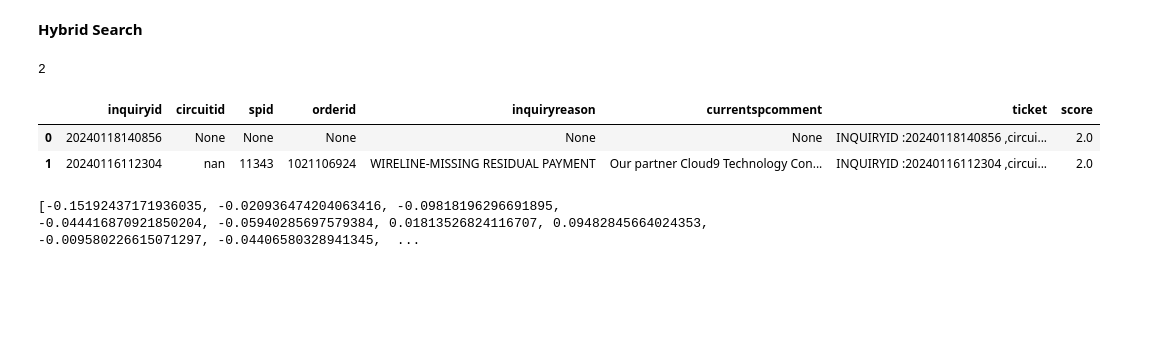
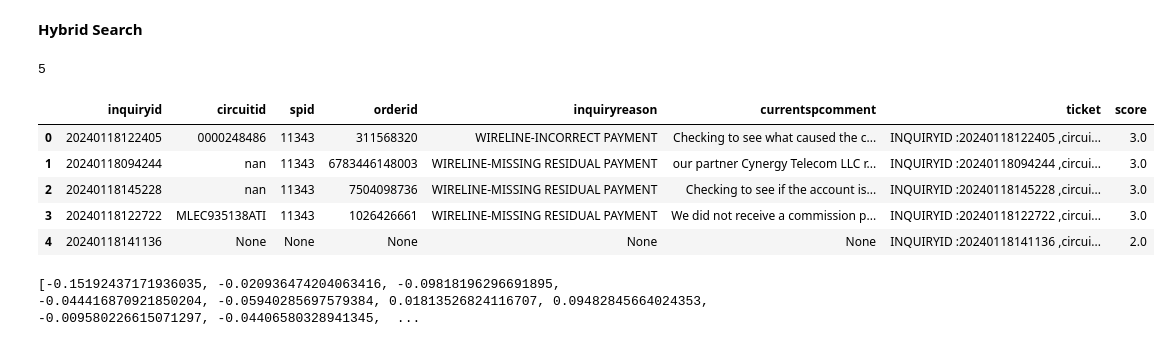
Before and after one commit to RajeshPeddireddy/VectorDB, a Jupyter notebook: Copy_of_PostgresSQLDemo.ipynb, the cells around one changed output. Saved outputs shown, nothing was run; the diff lists cells and outputs as text; code cells hidden in the pictures; blank space fills up the shorter version.

```diff
--- a/Copy_of_PostgresSQLDemo.ipynb
+++ b/Copy_of_PostgresSQLDemo.ipynb
@@ -789,7 +789,8 @@ NameError: name 'project_id' is not defined
 #question = "MOBILITY-MISSIN"
 #question = "Commission not paid"
 #question = "ORDERID 1021106924"
-question = "ORDERID 1021106924"
+#question =  "INQUIRYID: 20240118071921"
+question =  "SPID 11343"
 
 from langchain.embeddings import VertexAIEmbeddings
 from google.cloud import aiplatform
@@ -864,36 +865,39 @@ async def main():
      )
 
     print(len(results))
     if len(results) == 0:
       raise Exception("Did not find any results. Adjust the query parameters.")
 
     for r in results:
         # Collect the description for all the matched similar toy products.
         matches.append(
             {
                 "inquiryid": r["inquiryid"],
                 "circuitid": r["circuitid"],
                 "spid": r["spid"],
                 "orderid": r["orderid"],
                 "inquiryreason": r["inquiryreason"],
                 "currentspcomment": r["currentspcomment"],
                 "ticket": r["ticket"],
                 "score":r["score"],
             }
         )
     await conn.close()
 
 # "similarity": r["similarity"],
 # Run the SQL commands now.
 await main()  # type: ignore
 matches = pd.DataFrame(matches)
 matches.head()
 #matches.to_csv('/content/sample_data/spout11.csv')
 # %% [output]
-2
+5
 |  | inquiryid | circuitid | spid | orderid | inquiryreason | currentspcomment | ticket | score |
-| 0 | 20240118140856 | None | None | None | None | None | INQUIRYID :20240118140856 ,circui... | 2.0 |
-| 1 | 20240116112304 | nan | 11343 | 1021106924 | WIRELINE-MISSING RESIDUAL PAYMENT | Our partner Cloud9 Technology Con... | INQUIRYID :20240116112304 ,circui... | 2.0 |
+| 0 | 20240118122405 | 0000248486 | 11343 | 311568320 | WIRELINE-INCORRECT PAYMENT | Checking to see what caused the c... | INQUIRYID :20240118122405 ,circui... | 3.0 |
+| 1 | 20240118094244 | nan | 11343 | 6783446148003 | WIRELINE-MISSING RESIDUAL PAYMENT | our partner Cynergy Telecom LLC r... | INQUIRYID :20240118094244 ,circui... | 3.0 |
+| 2 | 20240118145228 | nan | 11343 | 7504098736 | WIRELINE-MISSING RESIDUAL PAYMENT | Checking to see if the account is... | INQUIRYID :20240118145228 ,circui... | 3.0 |
+| 3 | 20240118122722 | MLEC935138ATI | 11343 | 1026426661 | WIRELINE-MISSING RESIDUAL PAYMENT | We did not receive a commission p... | INQUIRYID :20240118122722 ,circui... | 3.0 |
+| 4 | 20240118141136 | None | None | None | None | None | INQUIRYID :20240118141136 ,circui... | 2.0 |
 # %%
 embedding = embedding_function.embed_query("SPID 11343")
 print(embedding)
```
Also changed, not shown: parts of 22 cells of this notebook.
